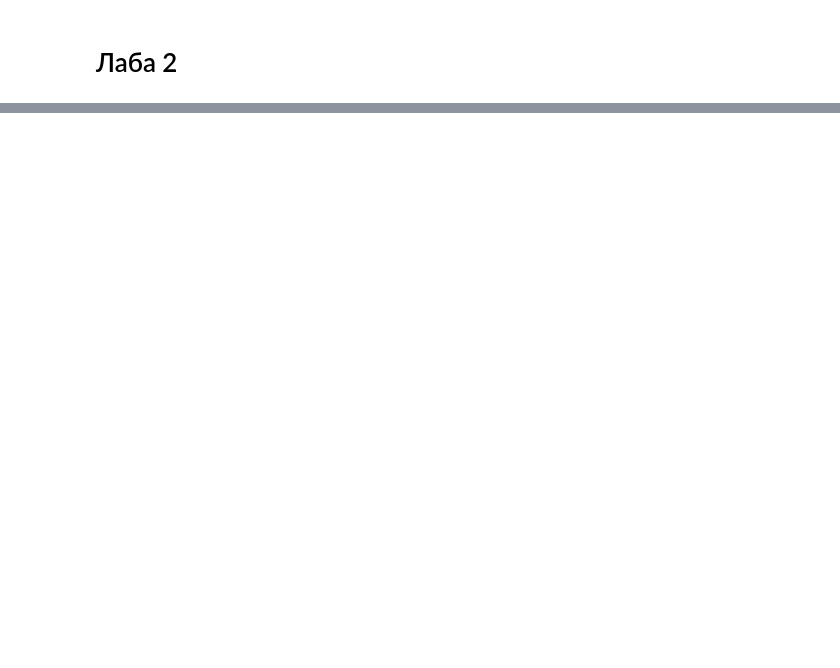
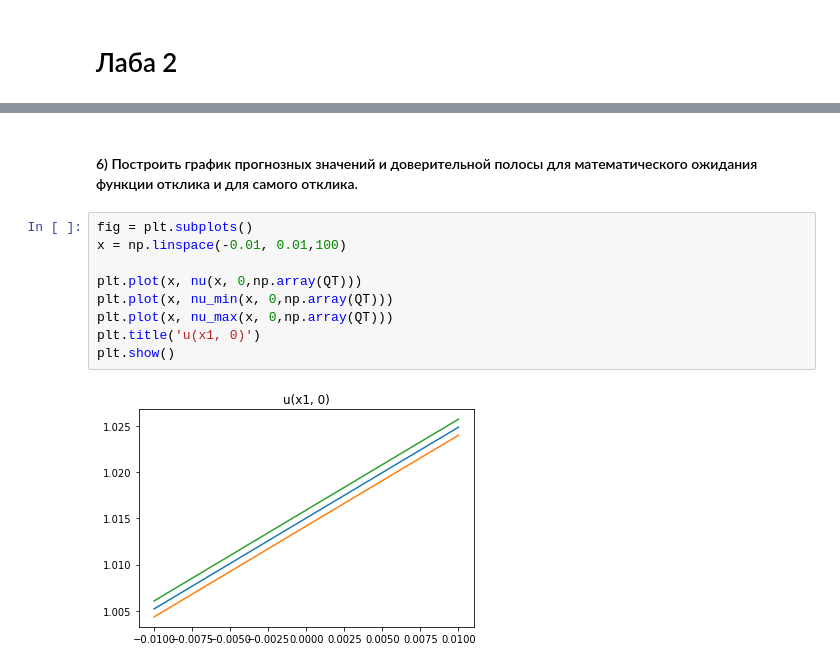
Before and after one commit to AlexandrPetrovichev/SMAD, a Jupyter notebook: SMAD 1-2 laba.ipynb, the cells around one changed output, grey strips where cells are left out. Drawn from its saved outputs; the diff is of its cells as text; blank space fills up the shorter version.

```diff
--- a/SMAD 1-2 laba.ipynb
+++ b/SMAD 1-2 laba.ipynb
@@ -141,0 +329,13 @@ print(F)
+# %% [markdown]
+#### 6) Построить график прогнозных значений и доверительной полосы для математического ожидания функции отклика и для самого отклика.
+# %%
+fig = plt.subplots()
+x = np.linspace(-0.01, 0.01,100)
+
+plt.plot(x, nu(x, 0,np.array(QT)))
+plt.plot(x, nu_min(x, 0,np.array(QT)))
+plt.plot(x, nu_max(x, 0,np.array(QT)))
+plt.title('u(x1, 0)')
+plt.show()
+# %% [output]
+[figure, added]
```
Also changed, not shown: parts of 50 cells of this notebook.
